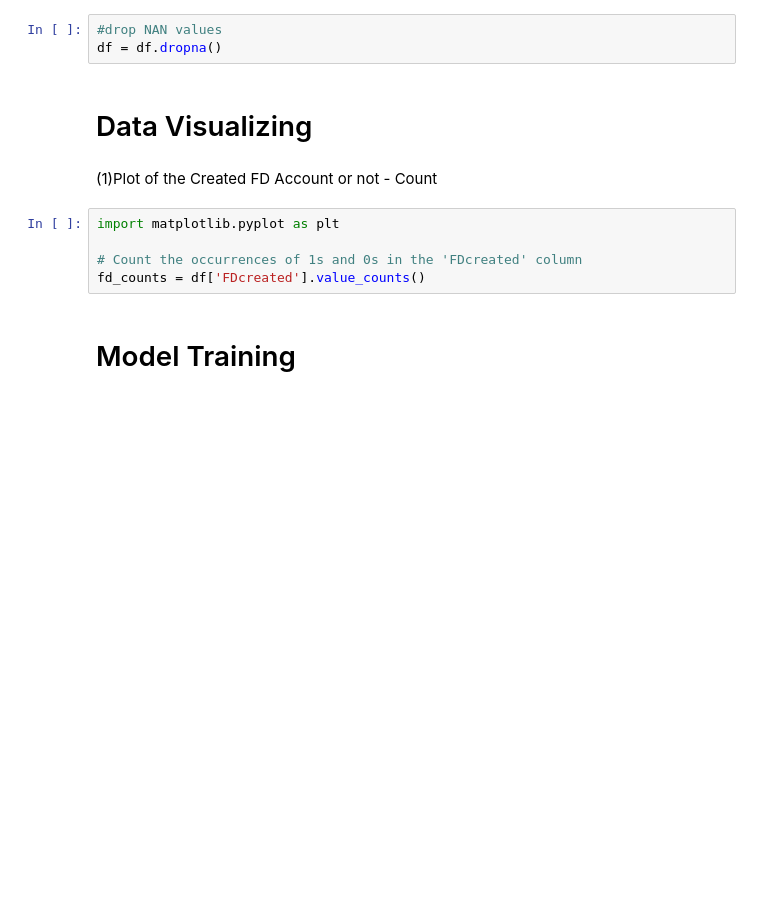
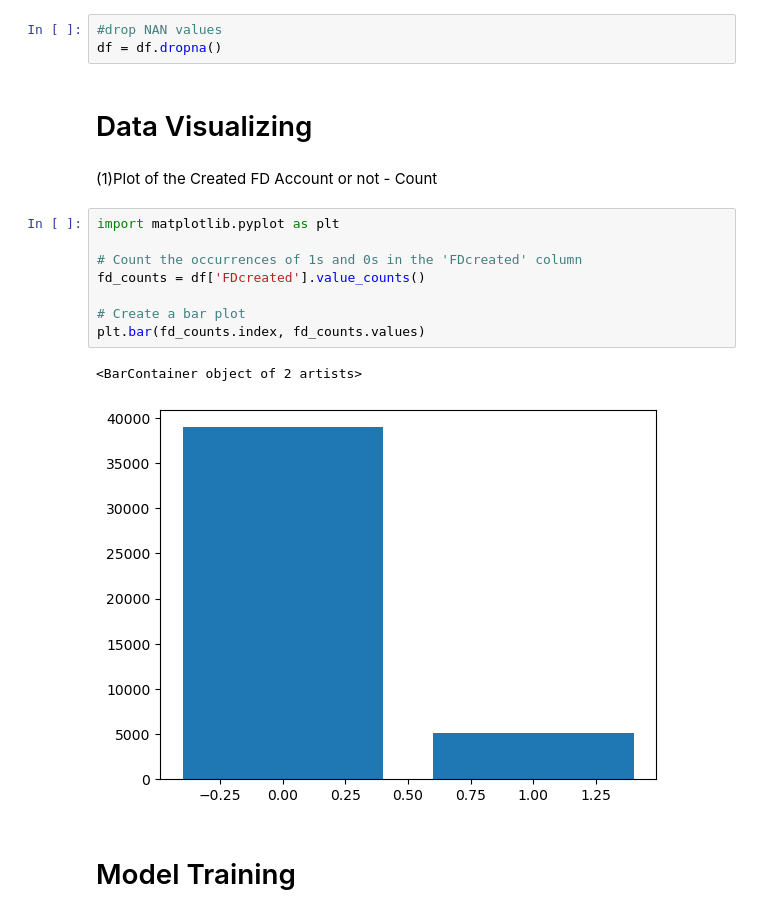
Before and after one commit to PehesaraniWKA/FDMminiProject, a Jupyter notebook: bankingData.ipynb, the cells around one changed output. Drawn from its saved outputs; the diff is of its cells as text; blank space fills up the shorter version.

Commit message:
Created bar chart

```diff
--- a/bankingData.ipynb
+++ b/bankingData.ipynb
@@ -138,15 +138,21 @@ df
 # %%
 #drop NAN values
 df = df.dropna()
-# %% [markdown]
-# Data Visualizing
-# %% [markdown]
-(1)Plot of the Created FD Account or not - Count
-# %%
-import matplotlib.pyplot as plt
-
-# Count the occurrences of 1s and 0s in the 'FDcreated' column
-fd_counts = df['FDcreated'].value_counts()
+# %% [markdown]
+# Data Visualizing
+# %% [markdown]
+(1)Plot of the Created FD Account or not - Count
+# %%
+import matplotlib.pyplot as plt
+
+# Count the occurrences of 1s and 0s in the 'FDcreated' column
+fd_counts = df['FDcreated'].value_counts()
+
+# Create a bar plot
+plt.bar(fd_counts.index, fd_counts.values)
+# %% [output]
+<BarContainer object of 2 artists>
+[figure, added]
 # %% [markdown]
 # Model Training
 # %%
```
Also changed, not shown: parts of 14 cells of this notebook, 4 other files.
